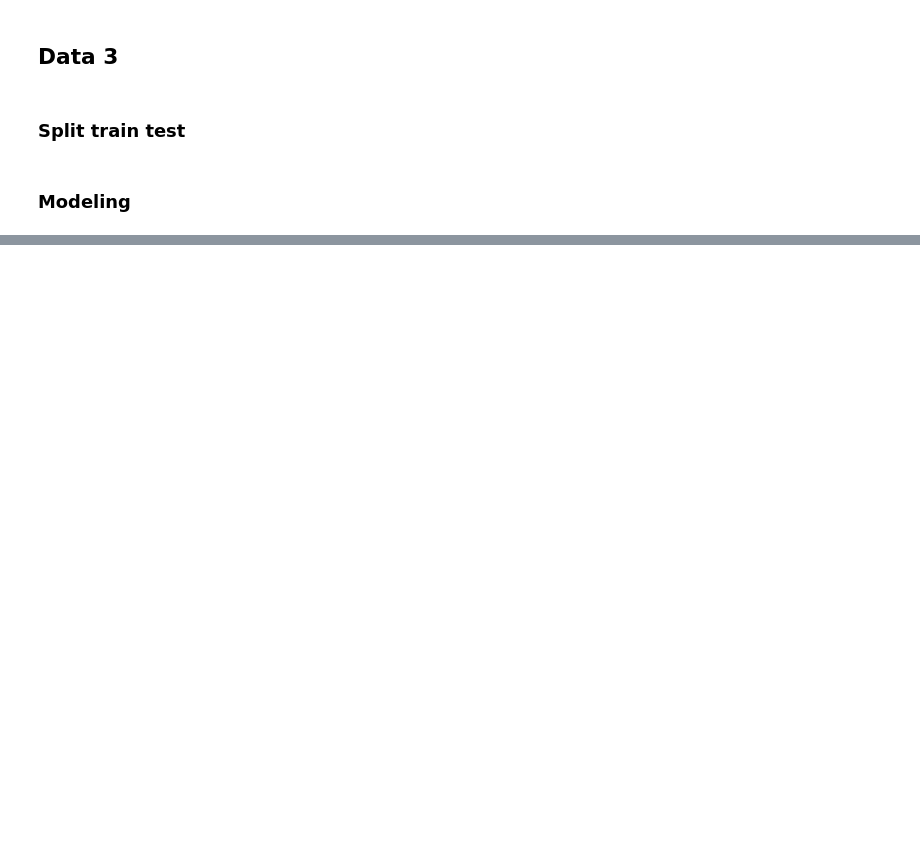
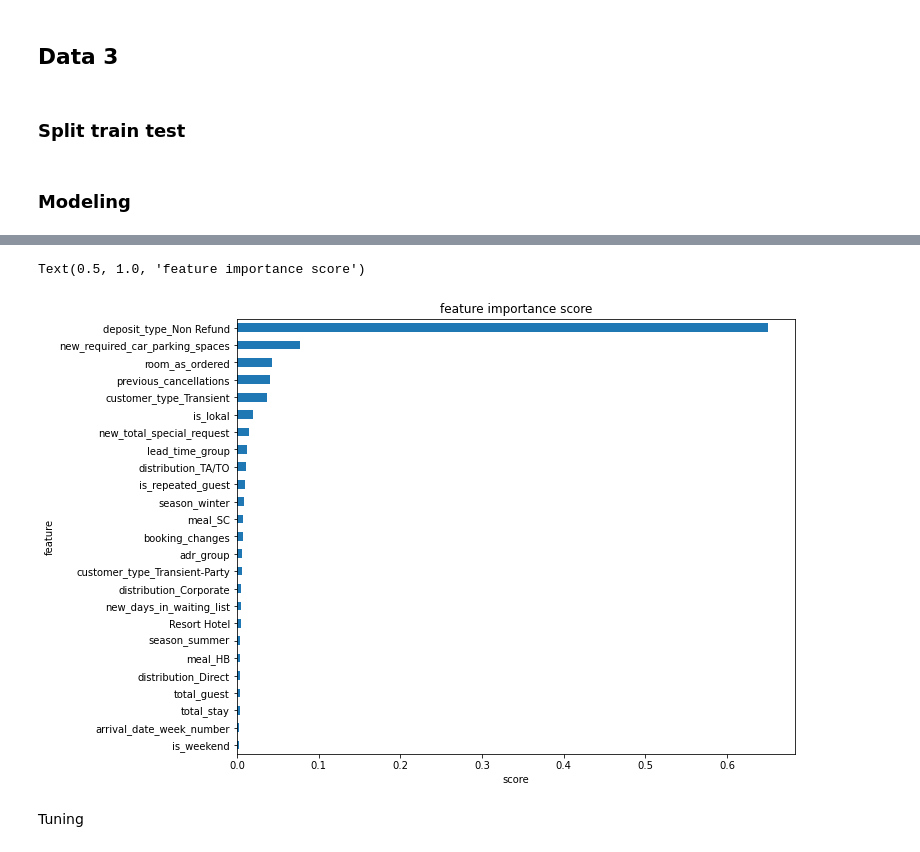
Before and after one commit to ari-mhp/FP-Rakamin-DS-MD-Hotel, a Jupyter notebook: Stage 3/stage3.ipynb, the cells around one changed output, grey strips where cells are left out. Drawn from its saved outputs; the diff is of its cells as text; code cells hidden in the pictures; blank space fills up the shorter version.

```diff
--- a/Stage 3/stage3.ipynb
+++ b/Stage 3/stage3.ipynb
@@ -1211,0 +1686,2 @@ X3_train, X3_test, y3_train, y3_test = train_test_split(X3, y3, test_size = 0.3,
+# %%
+xg1.fit(X3_train, y3_train)
@@ -1211,0 +1739,13 @@ X3_train, X3_test, y3_train, y3_test = train_test_split(X3, y3, test_size = 0.3,
+# %%
+xg3_feat = pd.Series(xg1.feature_importances_, index=X3.columns)
+ax3 = xg3_feat.nlargest(25).plot(kind='barh', figsize=(10, 8))
+ax3.invert_yaxis()
+
+plt.xlabel('score')
+plt.ylabel('feature')
+plt.title('feature importance score')
+# %% [output]
+Text(0.5, 1.0, 'feature importance score')
+[figure, added]
+# %% [markdown]
+Tuning
```
Also changed, not shown: parts of 66 cells of this notebook.
